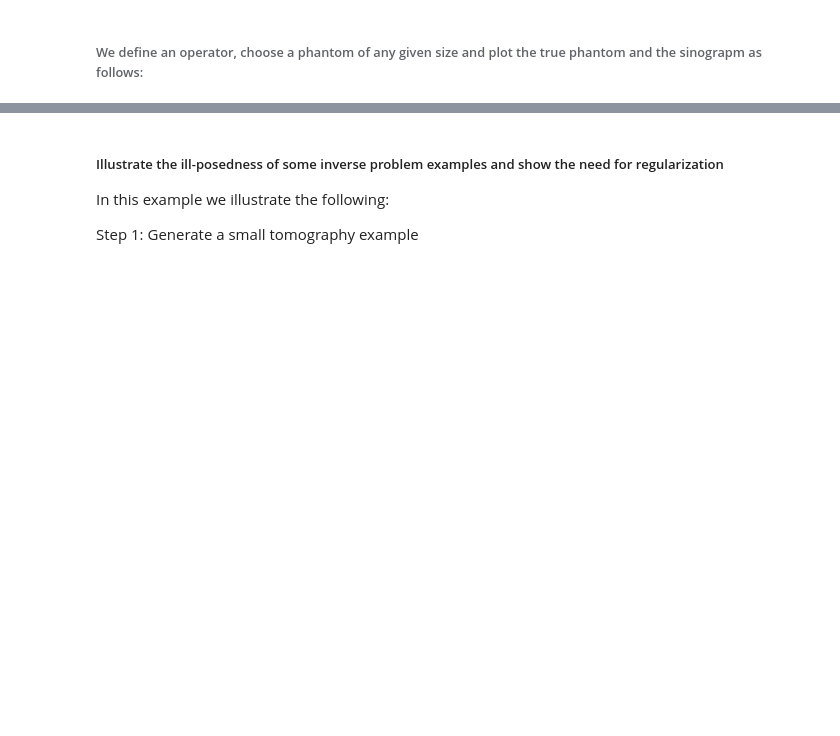
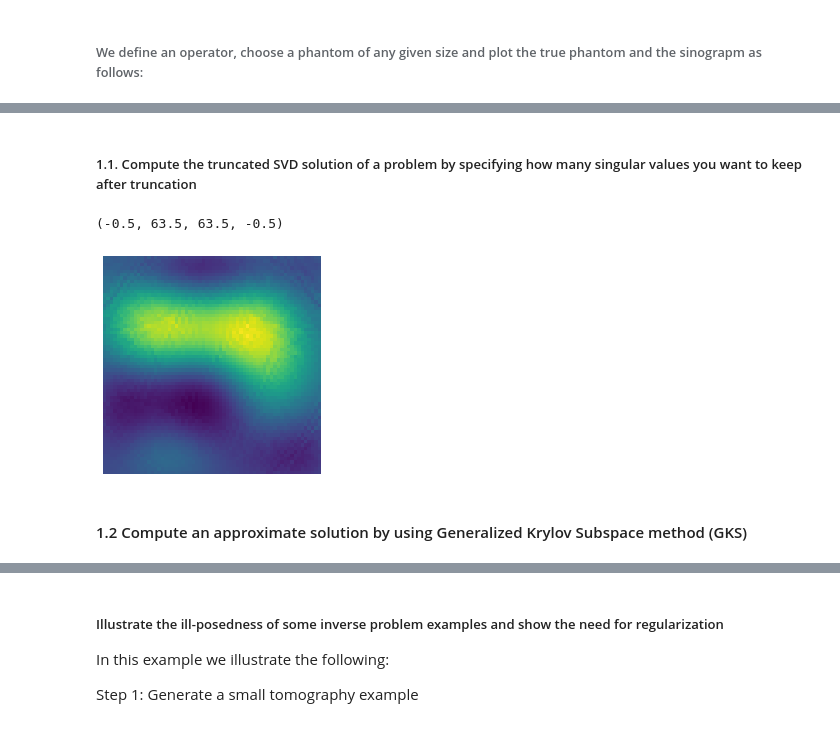
Before and after one commit to mpasha3/trips-py, a Jupyter notebook: demos/demo_ill-posedness_Tomo.ipynb, the cells around one changed output, grey strips where cells are left out. Saved outputs shown, nothing was run; the diff lists cells and outputs as text; code cells hidden in the pictures; blank space fills up the shorter version.

```diff
--- a/demos/demo_ill-posedness_Tomo.ipynb
+++ b/demos/demo_ill-posedness_Tomo.ipynb
@@ -75,0 +98,13 @@ plt.subplot(1,3,3), plt.title('b'), plt.axis('off'), plt.imshow(x_true.reshape((
+# %% [markdown]
+##### 1.1. Compute the truncated SVD solution of a problem by specifying how many singular values you want to keep after truncation
+# %%
+truncated_value = 15
+b_vec = b.reshape((-1,1))
+x_tsvd = TruncatedSVD_sol(A.todense(), truncated_value, b_vec)
+plt.imshow(x_tsvd.reshape((nx, ny)))
+plt.axis('off')
+# %% [output]
+(-0.5, 63.5, 63.5, -0.5)
+[figure, added]
+# %% [markdown]
+#### 1.2 Compute an approximate solution by using Generalized Krylov Subspace method (GKS)
```
Also changed, not shown: parts of 11 cells of this notebook.
